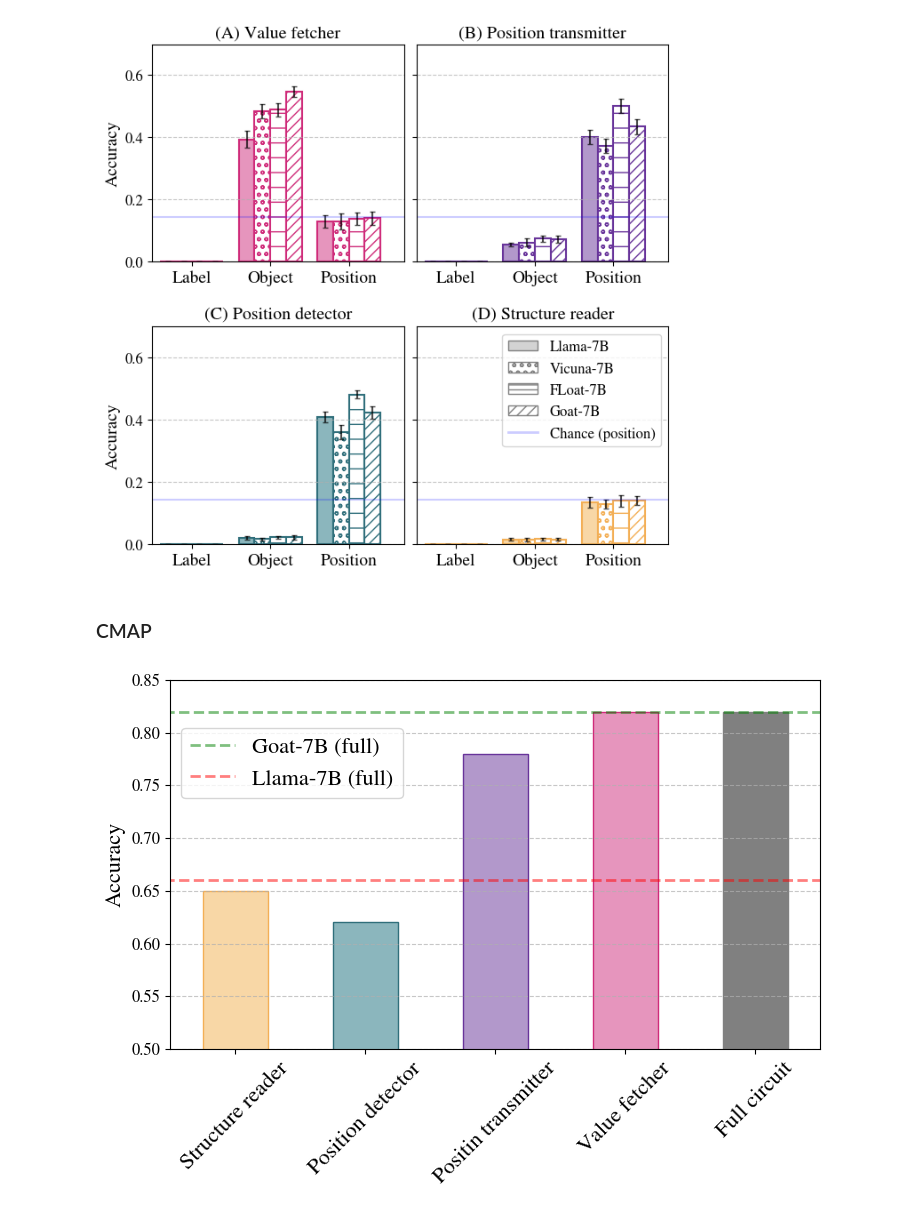
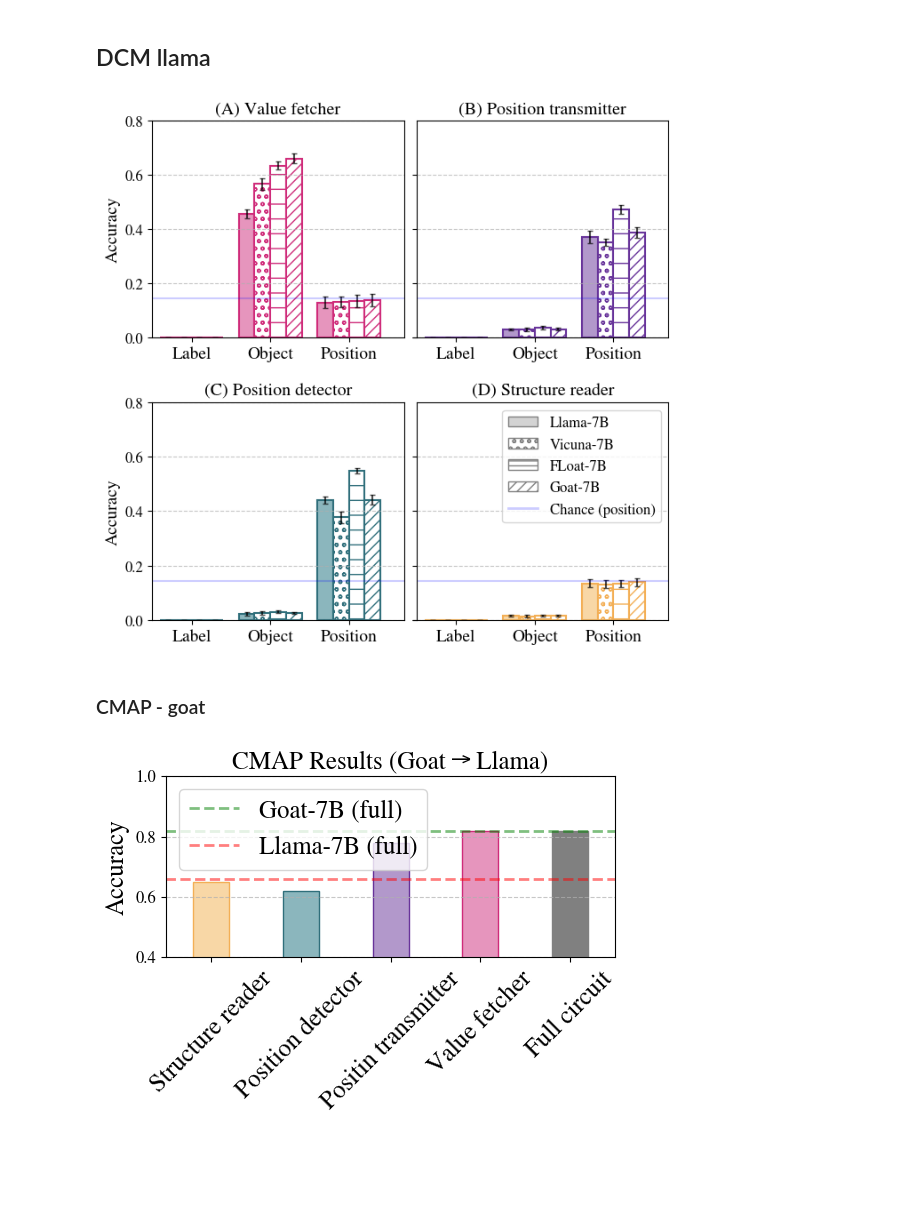
Before and after one commit to tamarott/finetuning_iclr24_figs, a Jupyter notebook: figs.ipynb, the cells around one changed output. Drawn from its saved outputs; the diff is of its cells as text; code cells hidden in the pictures; blank space fills up the shorter version.

```diff
--- a/figs.ipynb
+++ b/figs.ipynb
@@ -163,5 +274,30 @@ for model in models:
+# %% [markdown]
+## DCM llama
 # %%
-# set width ofbar
+source = '../finetuning/experiment_2/results/activation_patching/llama_circuit/'
+models = ['llama','vicuna','float','goat']
+groups = ['value_fetcher','pos_transmitter','pos_detector','struct_reader']
+tests = ['box_label_value','object_value','positional']
+data = {}
+
+for model in models:
+    with open(os.path.join(source,f"{model}_semantic_results.json"), 'r') as file:
+        cur_data = json.load(file)
+        data_means = {}
+        data_stds = {}
+        for group in groups:
+            means = []
+            stds = []
+            for test in tests:
+                values = cur_data[model][group][test]
+                means.append(sum(values)/len(values)/100)
+                stds.append(statistics.stdev([x / 100 for x in values]))
+            data_means[group] = means
+            data_stds[group] = stds
+    data[f"{model}_mean"] = data_means
+    data[f"{model}_std"] = data_stds
+
+    # set width ofbar
 barWidth = 0.2
 num_figs = 4
 
@@ -234,7 +370,8 @@ for i,group in enumerate(groups):
     axs[i//2, i%2].set_xticklabels(desiderata,fontsize=14)  # Set the tick labels
     axs[i//2, i%2].tick_params(axis="x", labelrotation=0)
 #     axs[i].grid(axis='y')
-    axs[i//2, i%2].set_ylim(0,0.7)
+    axs[i//2, i%2].set_ylim(0,0.8)
+    axs[i//2, i%2].set_yticks([0,0.2,0.4,0.6,0.8])
     axs[i//2, i%2].set_xlim(-.2,3)
     axs[i//2, i%2].set_title(group_names[i])
 
@@ -242,20 +379,20 @@ for i,group in enumerate(groups):
     if (i==0) or (i == 2):
         axs[i//2, i%2].set_ylabel('Accuracy', fontsize=14)
         axs[i//2, i%2].grid(True, axis='y', linestyle='--', alpha=0.7)
-        axs[i//2, i%2].set_yticks([0,0.2,0.4,0.6])
 
 
     else:
+        axs[i//2, i%2].set_ylim(0,0.8)
+        axs[i//2, i%2].set_yticks([0,0.2,0.4,0.6,0,8])
         axs[i//2, i%2].grid(True, axis='y', linestyle='--', alpha=0.7)
-        axs[i//2, i%2].set_yticks([0,0.2,0.4,0.6])
     #         axs[i].set_yticks([    ])
-        tick_positions = axs[i//2, i%2].get_yticks()
-        tick_labels = axs[i//2, i%2].get_yticklabels()
+#         tick_positions = axs[i//2, i%2].get_yticks()
+#         tick_labels = axs[i//2, i%2].get_yticklabels()
 
         # Set the tick positions and empty labels
-        axs[i//2, i%2].set_yticks(tick_positions)
-        axs[i//2, i%2].set_yticklabels([''] * len(tick_labels))  # Set empty labels
-        axs[i//2, i%2].set_ylim(0,0.7)
+        axs[i//2, i%2].set_yticks([0,0.2,0.4,0.6,0,8])
+        axs[i//2, i%2].set_yticklabels([''] * len([0,0.2,0.4,0.6,0,8]))  # Set empty labels
+        axs[i//2, i%2].set_ylim(0,0.8)
     if i==3:
         custom_handles = [
         mpatches.Patch(facecolor='lightgrey', edgecolor='grey', label='Llama-7B'),
@@ -271,6 +408,6 @@ for i,group in enumerate(groups):
 
 plt.savefig('dcm_llama_circuit.pdf')
 # %% [output]
-[figure, old version]
+[figure, new version]
 # %% [markdown]
-### CMAP
+### CMAP - goat
@@ -287,10 +414,21 @@ goat_full = 0.82
 # %%
+head_gropus = ['Structure reader','Position detector','Positin transmitter','Value fetcher', 'Full circuit']
+
+cmap_heads = [0.65,0.62,0.78,0.82,0.82]
+llama_full = 0.66
+goat_full = 0.82
+# inputs_pos = ['Final Query', 'Keys', 'Values','Keys, Final Query', 'Keys, Final Query,\nLable position val.', 'Keys, Final Query,\nAll values']
+# cmap_pos = [0.6967, 0.6167, 0.7367, 0.7133, 0.7467, 0.7833]
+# inputs_val = ['Final Query', 'Keys', 'Values','Keys, Final Query', 'Keys, Final Query,\nLable position val.', 'Keys, Final Query,\nAll values']
+# cmap_val = [0.7517, 0.6667, 0.69, 0.7533, 0.76, 0.765]
+
+
 titles = ['Circuit groups']
 values = [cmap_heads]
-barWidth = 0.5
+barWidth = 0.4
 num_figs = 1
-labels = [head_gropus,inputs_pos,inputs_val]
-fig, axs = plt.subplots(1,num_figs,figsize=(7.5,5.5))
+labels = [head_gropus]
+fig, axs = plt.subplots(1,num_figs,figsize=(5.5,4))
 plt.subplots_adjust(hspace=0.05,wspace=0.05)
 
 in_colors = ['#F8D7A6',
@@ -313,37 +451,37 @@ br1 = np.arange(len(val))
 # Make the plot
 axs.plot(range(-1,len(val)+1), llama_full*np.ones(len(val)+2), '--', color='red', alpha=.5, label='Llama-7B (full)', linewidth=2)
 axs.plot(range(-1,len(val)+1), goat_full*np.ones(len(val)+2), '--', color='green', alpha=.5, label='Goat-7B (full)', linewidth=2)
 axs.bar(br1, val, color =in_colors, edgecolor=edge_colors, width = barWidth)
 
 
 # Adding Xticks
 axs.set_xticks(br1)  # Set the tick positions
-axs.set_xticklabels(head_gropus, fontsize = 16)  # Set the tick labels
+axs.set_xticklabels(head_gropus, fontsize = 18)  # Set the tick labels
 axs.tick_params(axis="x", labelrotation=45, labelright=True, labelleft=False)
 # for label in axs.get_xticklabels():
 #     label.set_horizontalalignment('right')
 axs.set_xlim(-0.5,4.5)
 axs.set_ylim(0.5,0.85)
-# axs.set_title(titles[i])
+axs.set_title('CMAP Results (Goat → Llama)', fontsize=18)
 
 
 #     if i==0:
-axs.set_ylim(0.5,0.85)
-axs.set_ylabel('Accuracy', fontsize = 16)
+axs.set_ylim(0.4,1)
+axs.set_ylabel('Accuracy', fontsize = 18)
 axs.grid(True, axis='y', linestyle='--', alpha=0.7)
 #     if i==3:
 #         axs[i].legend(fontsize = 12, ncol=2, frameon=False, loc='upper left')
-axs.legend(fontsize = 16,handles=[axs.lines[1],axs.lines[0]], labels=['Goat-7B (full)','Llama-7B (full)'], loc='upper left', bbox_to_anchor=(0, 0.9))
+axs.legend(fontsize = 18,handles=[axs.lines[1],axs.lines[0]], labels=['Goat-7B (full)','Llama-7B (full)'], loc='upper left')
 #     else:
 #         axs[i].set_ylim(0.5,0.85)
 #         axs[i].grid(True, axis='y', linestyle='--', alpha=0.7)
 # #         tick_positions = axs[i].get_yticks()
 #         tick_labels = axs[i].get_yticklabels()
 
 #         # Set the tick positions and empty labels
 # #         axs[i].set_yticks(tick_positions)
 #         axs[i].set_yticklabels([''] * len(tick_labels))  # Set empty labels
 plt.tight_layout()
-plt.savefig('cmap.pdf')
+plt.savefig('cmap_goat.pdf')
 # %% [output]
-[figure, old version]
+[figure, new version]
```
Also changed, not shown: parts of 14 cells of this notebook, 7 other files.
